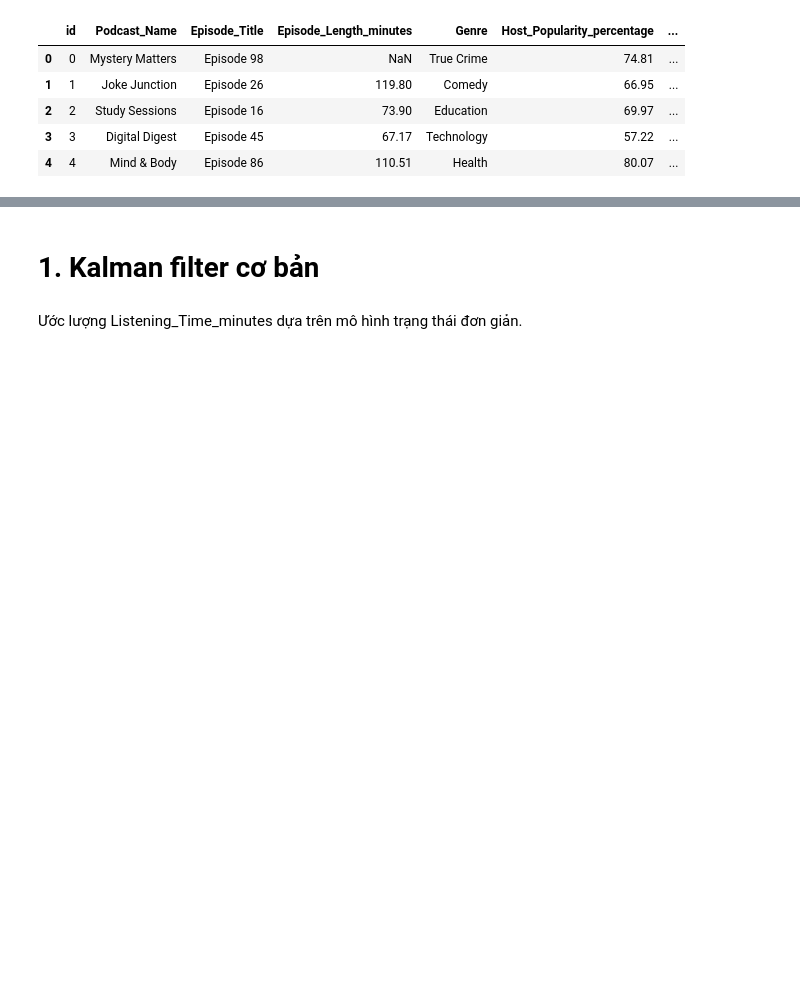
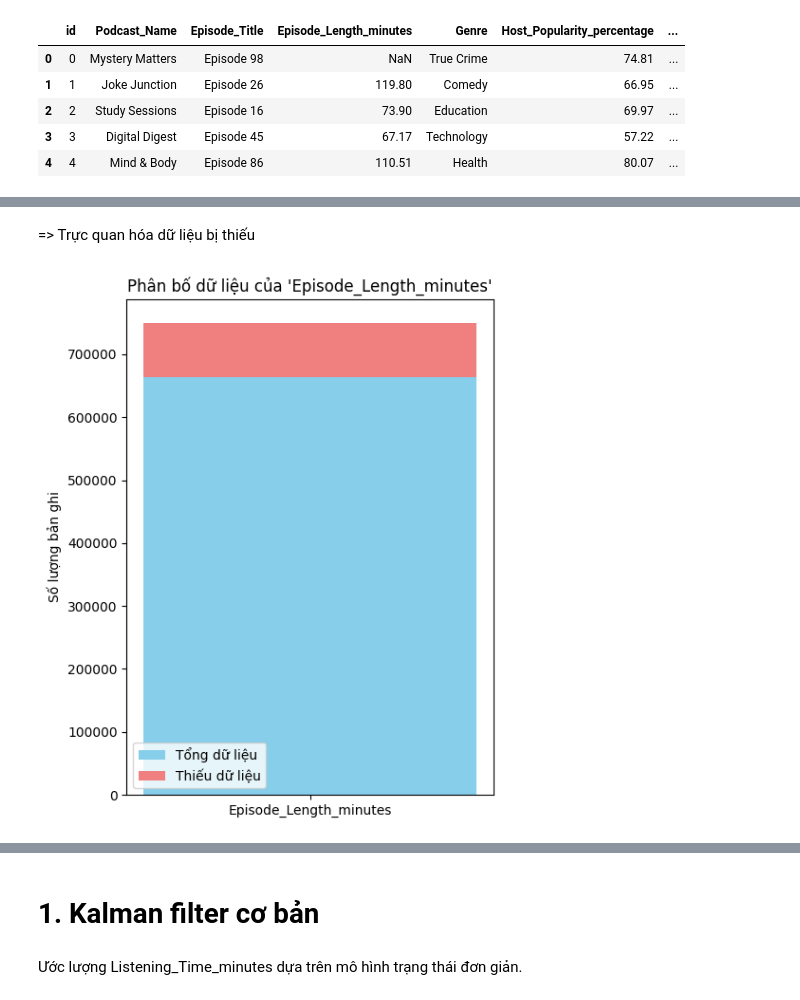
Before and after one commit to TuanTinhTao/Th1_TSeries, a Jupyter notebook: kalman_train.ipynb, the cells around one changed output, grey strips where cells are left out. Cells and saved outputs as stored; diff of their text form; code cells hidden in the pictures; blank space fills up the shorter version.

```diff
--- a/kalman_train.ipynb
+++ b/kalman_train.ipynb
@@ -15,0 +53,29 @@ df.head()
+# %% [markdown]
+=> Trực quan hóa dữ liệu bị thiếu
+# %%
+# Chọn cột cần kiểm tra
+column = "Episode_Length_minutes"
+
+# Tính số lượng dữ liệu
+total = len(df)
+missing = df[column].isnull().sum()
+non_missing = total - missing
+
+# Dữ liệu cho biểu đồ
+data = [non_missing, missing]
+labels = ["Có dữ liệu", "Thiếu dữ liệu"]
+colors = ["skyblue", "lightcoral"]
+
+# Vẽ biểu đồ
+plt.figure(figsize=(5, 6))
+plt.bar(column, total, color='skyblue', label="Tổng dữ liệu")
+plt.bar(column, missing, bottom=non_missing, color='lightcoral', label="Thiếu dữ liệu")
+
+# Thêm chú thích
+plt.title(f"Phân bố dữ liệu của '{column}'")
+plt.ylabel("Số lượng bản ghi")
+plt.legend()
+plt.tight_layout()
+plt.show()
+# %% [output]
+[figure, added]
```
Also changed, not shown: parts of 18 cells of this notebook.
